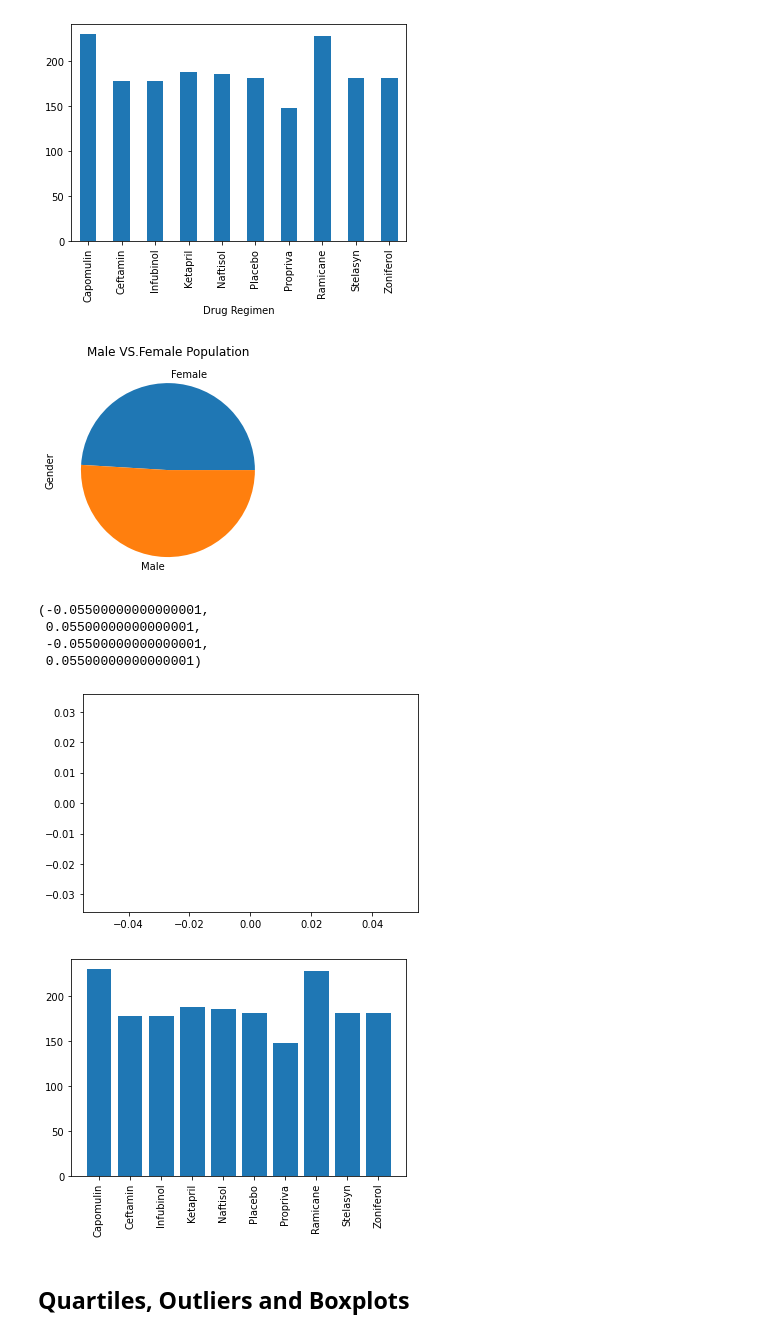
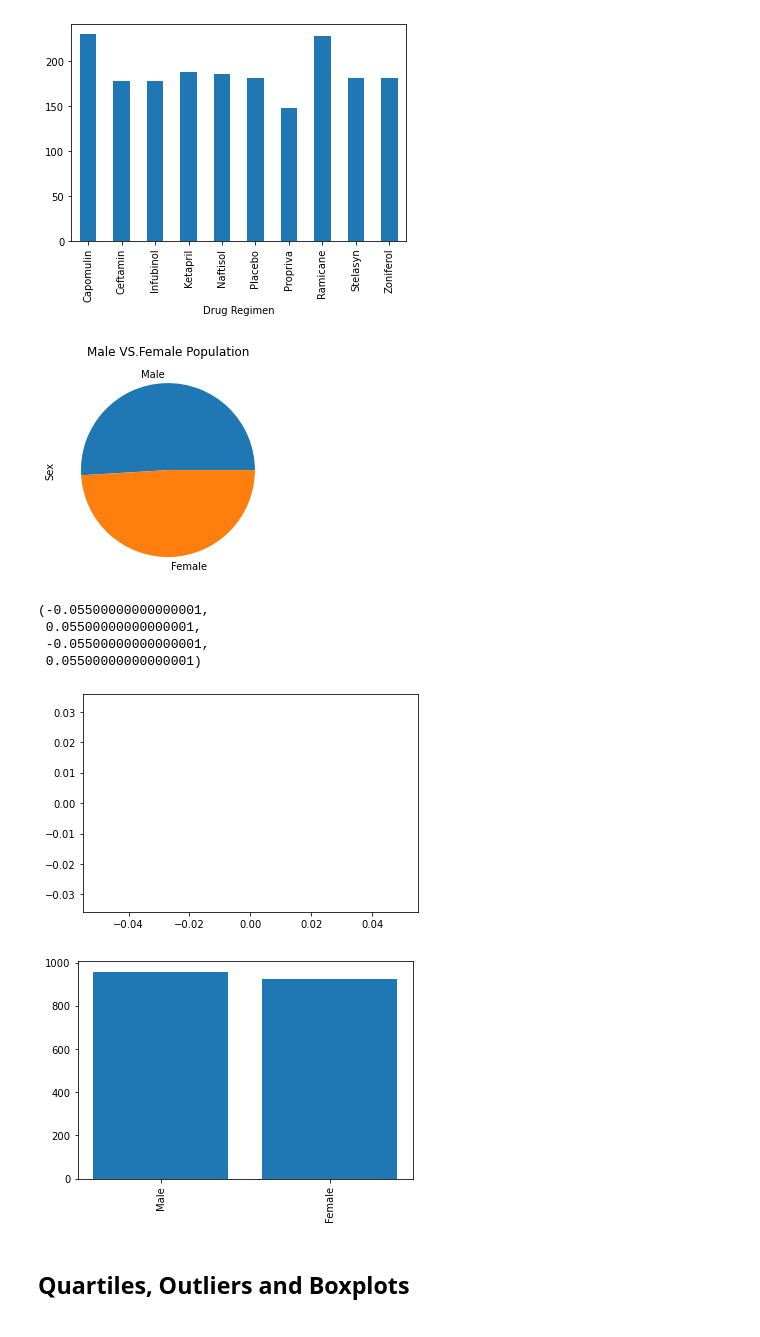
Before and after one commit to adrianna-addicks/matplotlib-challenge, a Jupyter notebook: Pymaceuticals/pymaceuticals_starter.ipynb, the cells around one changed output. Drawn from its saved outputs; the diff is of its cells as text; code cells hidden in the pictures.

```diff
--- a/Pymaceuticals/pymaceuticals_starter.ipynb
+++ b/Pymaceuticals/pymaceuticals_starter.ipynb
@@ -155,17 +155,15 @@ Name: Mouse ID, dtype: int64
 [figure]
 # %%
 # Generate a pie plot showing the distribution of female versus male mice using pandas
-gender_mice=clean_study_data.groupby("Sex")
 
-gender_amount=gender_mice['Sex'].count()
 
-gender_pie= gender_amount.plot(kind= "pie", y="Gender", title= "Male VS.Female Population")
-gender_pie.set_ylabel("Gender")
+gender_amount=clean_study_data["Sex"].value_counts()
 
+gender_pie= gender_amount.plot(kind="pie", y="Count", title= ("Male VS.Female Population"))
 plt.show()
 plt.axis("equal")
 # %% [output]
-[figure, old version]
+[figure, new version]
 (-0.05500000000000001,
  0.05500000000000001,
  -0.05500000000000001,
@@ -174,15 +172,15 @@ plt.axis("equal")
 # %%
 # Generate a pie plot showing the distribution of female versus male mice using pyplot
 #plt.bar
-x_axis=mouse_drug_regimen.index.values
+x_axis=gender_amount.index.values
 x_axis
-y_axis=mouse_drug_regimen.values
+y_axis=gender_amount.values
 y_axis
 plt.bar(x_axis,y_axis)
 plt.xticks(rotation=90)
 plt.show()
 # %% [output]
-[figure, old version]
+[figure, new version]
 # %% [markdown]
 ## Quartiles, Outliers and Boxplots
 # %%
```
Also changed, not shown: parts of 1 cell of this notebook.
